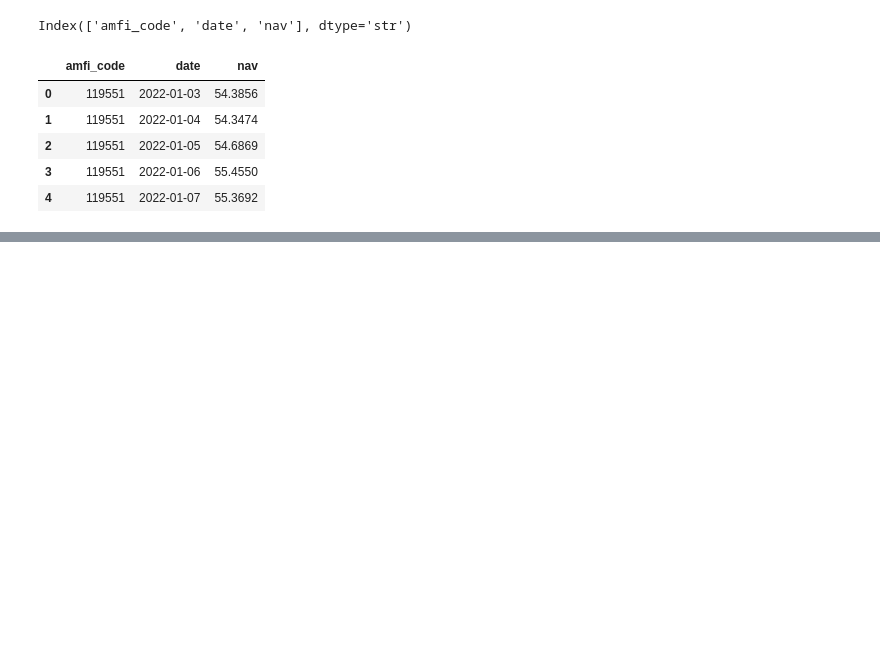
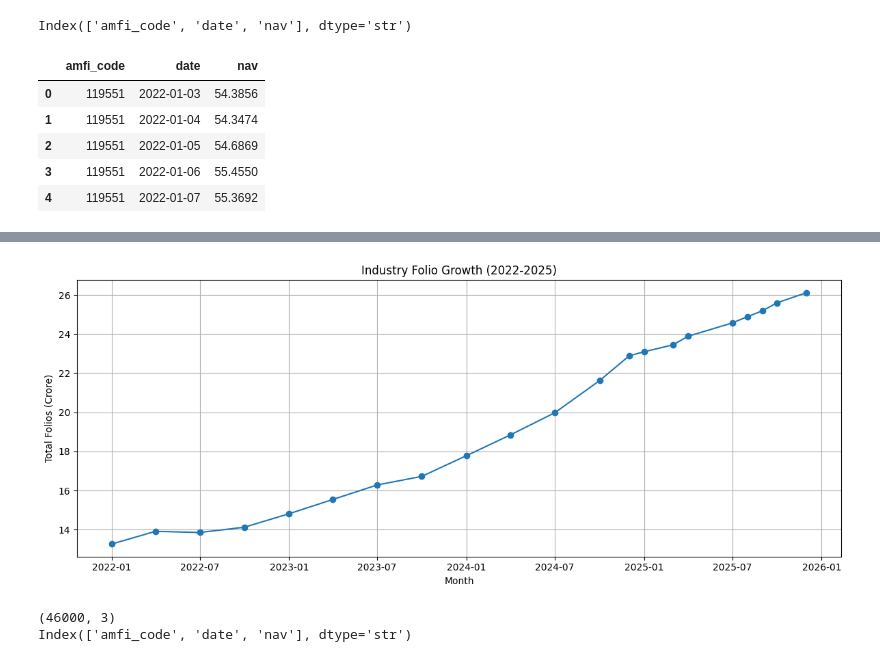
Before and after one commit to VaddeyrajuSaisiddartha/mutual-fund-analytics, a Jupyter notebook: notebooks/eda.ipynb, the cells around one changed output, grey strips where cells are left out. Saved outputs shown, nothing was run; the diff lists cells and outputs as text; code cells hidden in the pictures; blank space fills up the shorter version.

```diff
--- a/notebooks/eda.ipynb
+++ b/notebooks/eda.ipynb
@@ -219,0 +300,43 @@ nav.head()
+# %%
+import pandas as pd
+import matplotlib.pyplot as plt
+
+folio = pd.read_csv("../data/raw/06_industry_folio_count.csv")
+
+# Convert month column
+folio["month"] = pd.to_datetime(folio["month"])
+
+# Plot Total Folios
+plt.figure(figsize=(12,5))
+
+plt.plot(
+    folio["month"],
+    folio["total_folios_crore"],
+    marker="o"
+)
+
+plt.title("Industry Folio Growth (2022-2025)")
+plt.xlabel("Month")
+plt.ylabel("Total Folios (Crore)")
+plt.grid(True)
+
+plt.tight_layout()
+
+# Save chart
+plt.savefig("../reports/folio_growth.png")
+
+plt.show()
+# %% [output]
+[figure, added]
+# %%
+import pandas as pd
+import seaborn as sns
+import matplotlib.pyplot as plt
+
+nav = pd.read_csv("../data/raw/02_nav_history.csv")
+
+print(nav.shape)
+print(nav.columns)
+# %% [output]
+(46000, 3)
+Index(['amfi_code', 'date', 'nav'], dtype='str')
```
Also changed, not shown: parts of 9 cells of this notebook, 4 other files.
